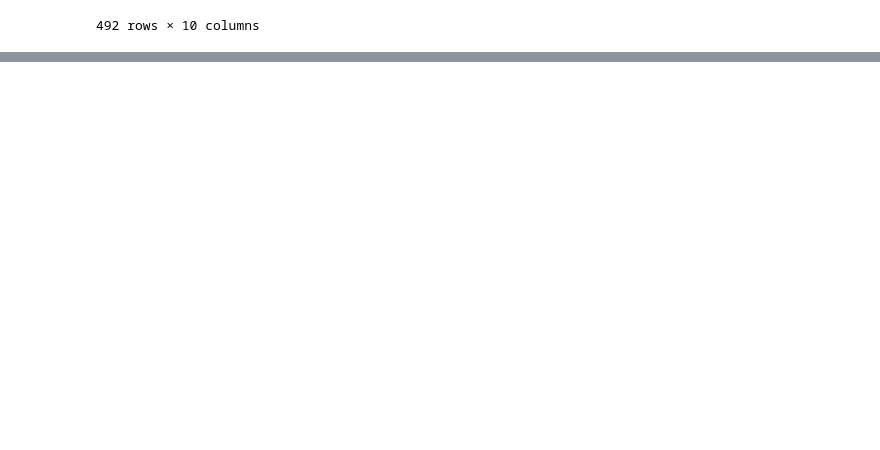
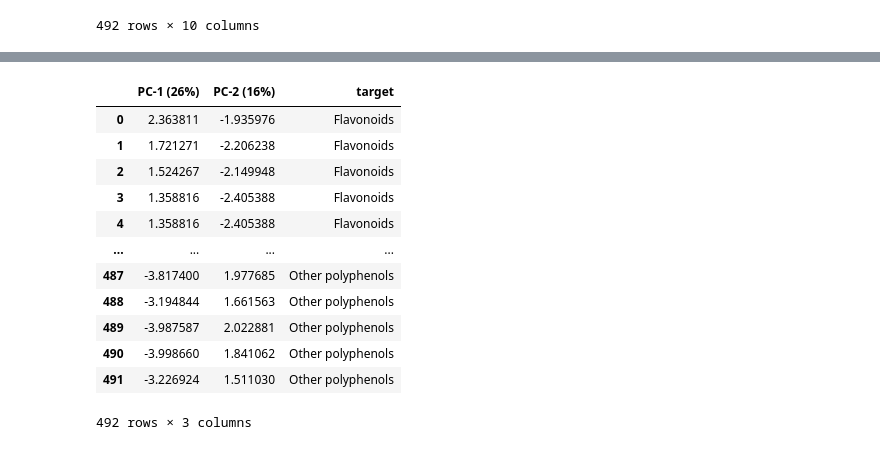
Before and after one commit to poclab-web/chemplot, a Jupyter notebook: chemplot.ipynb, the cells around one changed output, grey strips where cells are left out. Drawn from its saved outputs; the diff is of its cells as text; code cells hidden in the pictures; blank space fills up the shorter version.

```diff
--- a/chemplot.ipynb
+++ b/chemplot.ipynb
@@ -102,0 +121,4 @@ Because a target list has been provided 'tailored' as been selected as sym_type.
+# %%
+cp_pca=Plotter.from_smiles(df["smiles"],	target = df["compound_class"], target_type="C")
+df_pca = cp_pca.pca()
+cp_pca.visualize_plot(size=8)
@@ -102,0 +131,16 @@ Because a target list has been provided 'tailored' as been selected as sym_type.
+# %%
+df_pca
+# %% [output]
+|  | PC-1 (26%) | PC-2 (16%) | target |
+| 0 | 2.363811 | -1.935976 | Flavonoids |
+| 1 | 1.721271 | -2.206238 | Flavonoids |
+| 2 | 1.524267 | -2.149948 | Flavonoids |
+| 3 | 1.358816 | -2.405388 | Flavonoids |
+| 4 | 1.358816 | -2.405388 | Flavonoids |
+| ... | ... | ... | ... |
+| 487 | -3.817400 | 1.977685 | Other polyphenols |
+| 488 | -3.194844 | 1.661563 | Other polyphenols |
+| 489 | -3.987587 | 2.022881 | Other polyphenols |
+| 490 | -3.998660 | 1.841062 | Other polyphenols |
+| 491 | -3.226924 | 1.511030 | Other polyphenols |
+492 rows × 3 columns
```
Also changed, not shown: parts of 11 cells of this notebook.
